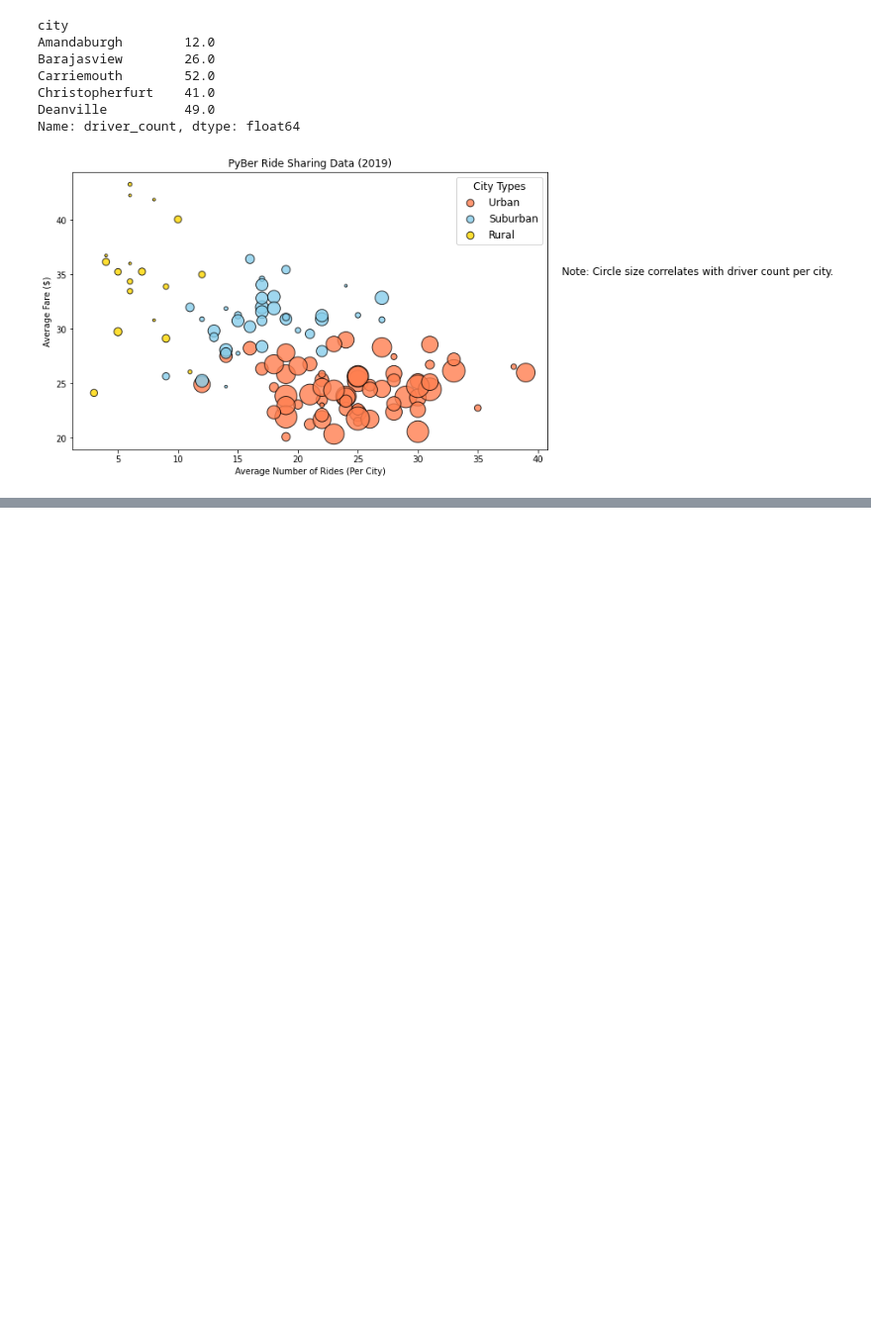
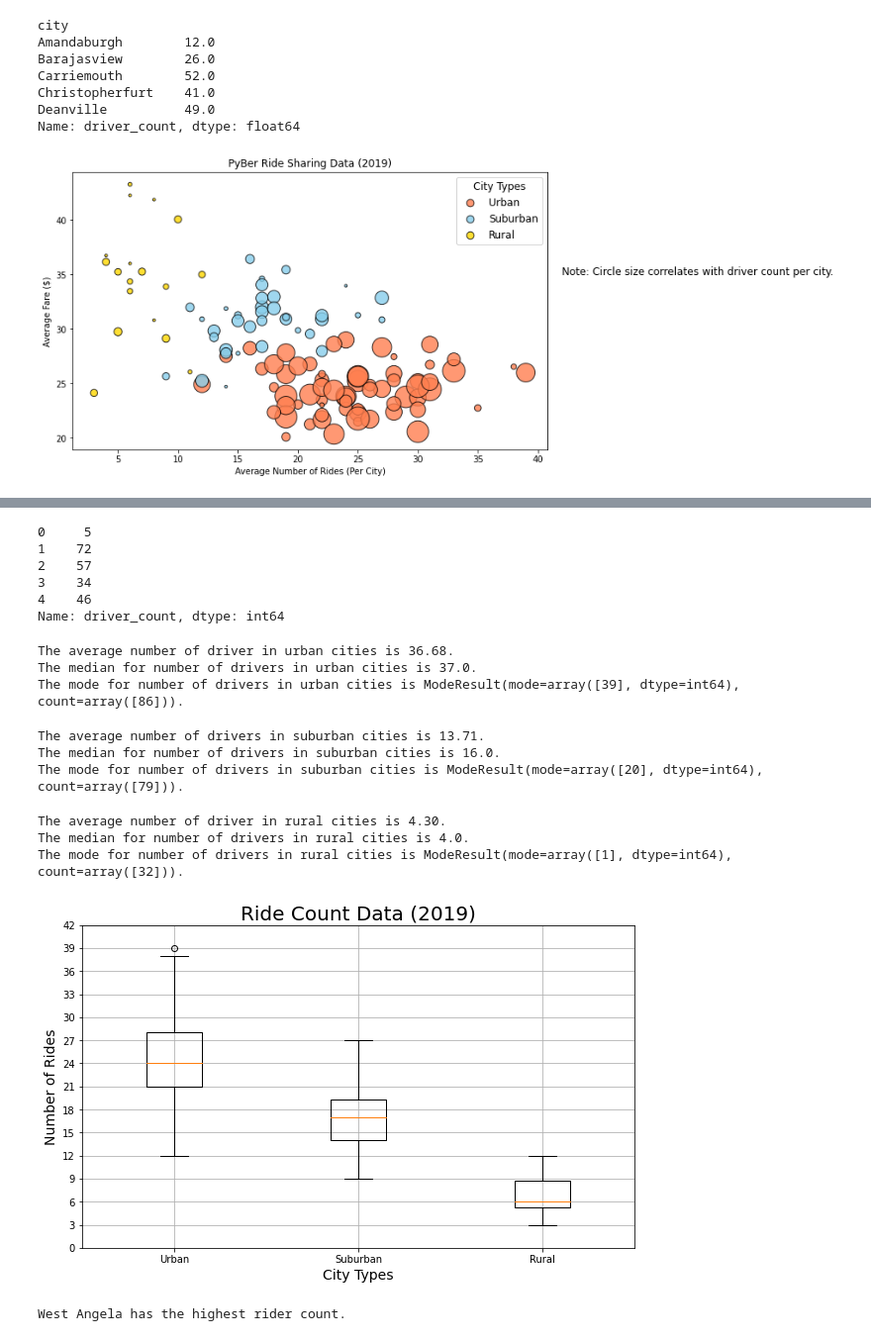
Before and after one commit to jmoletteire/PyBer-Analysis, a Jupyter notebook: PyBer.ipynb, the cells around one changed output, grey strips where cells are left out. Shown: that part at 99% size. Drawn from its saved outputs; the diff is of its cells as text; code cells hidden in the pictures; blank space fills up the shorter version.

Commit message:
box plots for ride count, driver count, and avg. fare.

```diff
--- a/PyBer.ipynb
+++ b/PyBer.ipynb
@@ -207,0 +311,78 @@ plt.show()
+# %%
+# Driver count for each type of city.
+urban_drivers = urban_cities_df["driver_count"]
+suburban_drivers = suburban_cities_df["driver_count"]
+rural_drivers = rural_cities_df["driver_count"]
+
+urban_drivers.head()
+# %% [output]
+0     5
+1    72
+2    57
+3    34
+4    46
+Name: driver_count, dtype: int64
+# %%
+# Measures of central tendency for number of drivers for urban cities.
+mean_urban_drivers = np.mean(urban_drivers)
+print(f"The average number of driver in urban cities is {mean_urban_drivers:.2f}.")
+
+median_urban_drivers = np.median(urban_drivers)
+print(f"The median for number of drivers in urban cities is {median_urban_drivers}.")
+
+mode_urban_drivers = sts.mode(urban_drivers)
+print(f"The mode for number of drivers in urban cities is {mode_urban_drivers}.")
+# %% [output]
+The average number of driver in urban cities is 36.68.
+The median for number of drivers in urban cities is 37.0.
+The mode for number of drivers in urban cities is ModeResult(mode=array([39], dtype=int64), count=array([86])).
+# %%
+# Measures of central tendency for number of drivers for suburban cities.
+mean_suburban_drivers = np.mean(suburban_drivers)
+print(f"The average number of drivers in suburban cities is {mean_suburban_drivers:.2f}.")
+
+median_suburban_drivers = np.median(suburban_drivers)
+print(f"The median for number of drivers in suburban cities is {median_suburban_drivers}.")
+
+mode_suburban_drivers = sts.mode(suburban_drivers)
+print(f"The mode for number of drivers in suburban cities is {mode_suburban_drivers}.")
+# %% [output]
+The average number of drivers in suburban cities is 13.71.
+The median for number of drivers in suburban cities is 16.0.
+The mode for number of drivers in suburban cities is ModeResult(mode=array([20], dtype=int64), count=array([79])).
+# %%
+# Measures of central tendency for number of drivers for rural cities.
+mean_rural_drivers = np.mean(rural_drivers)
+print(f"The average number of driver in rural cities is {mean_rural_drivers:.2f}.")
+
+median_rural_drivers = np.median(rural_drivers)
+print(f"The median for number of drivers in rural cities is {median_rural_drivers}.")
+
+mode_rural_drivers = sts.mode(rural_drivers)
+print(f"The mode for number of drivers in rural cities is {mode_rural_drivers}.")
+# %% [output]
+The average number of driver in rural cities is 4.30.
+The median for number of drivers in rural cities is 4.0.
+The mode for number of drivers in rural cities is ModeResult(mode=array([1], dtype=int64), count=array([32])).
+# %%
+# Box-and-Whisker Plot for Ride Count in each type of city.
+x_labels = ["Urban","Suburban","Rural"]
+fig, ax = plt.subplots(figsize=(10,6))
+ride_count_data = [urban_ride_count, suburban_ride_count, rural_ride_count]
+
+ax.boxplot(ride_count_data, labels=x_labels)
+ax.set_title('Ride Count Data (2019)', fontsize='20')
+ax.set_xlabel('City Types', fontsize='14')
+ax.set_ylabel('Number of Rides', fontsize='14')
+ax.set_yticks(np.arange(0,45, step=3.0))
+ax.grid()
+
+plt.savefig("../PyBer-Analysis/Analysis/Fig2.png")
+plt.show()
+# %% [output]
+[figure, added]
+# %%
+# Get the city that matches 39.
+print(f"{urban_ride_count[urban_ride_count==39].index[0]} has the highest rider count.")
+# %% [output]
+West Angela has the highest rider count.
```
Also changed, not shown: parts of 15 cells of this notebook, 3 other files.
